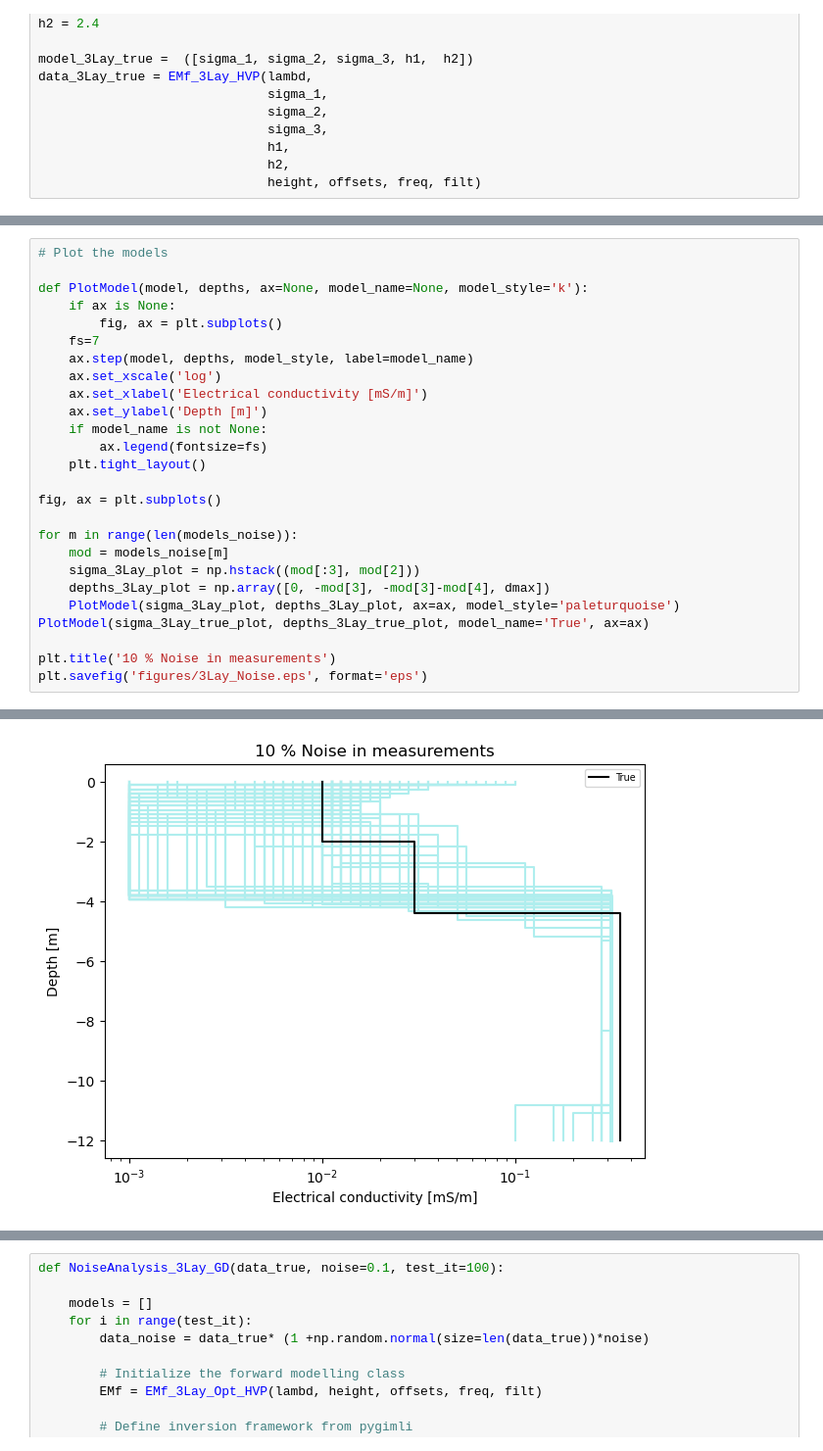
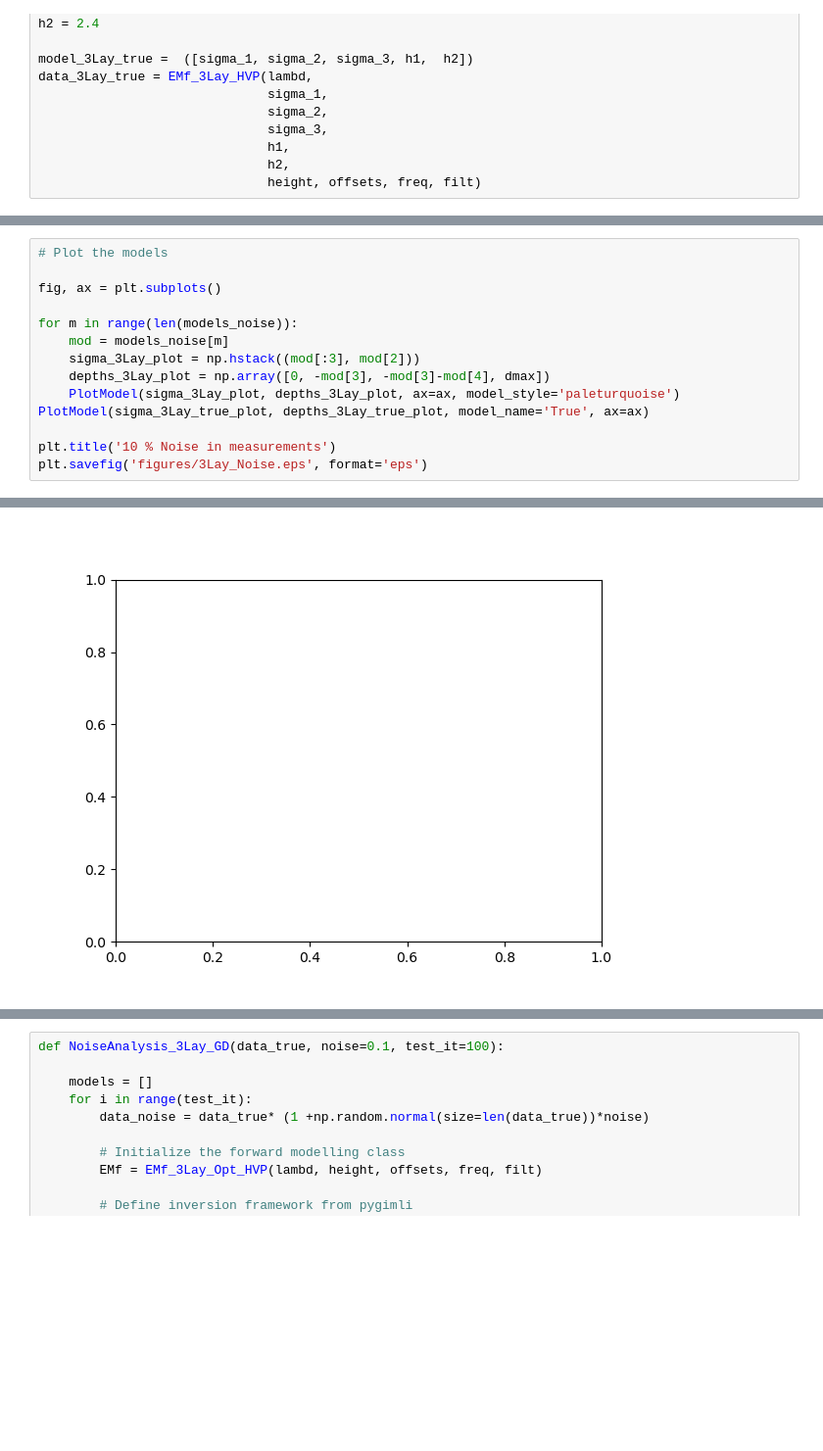
Before and after one commit to mariacarrizo/EMI_Gw_Temp_1D, a Jupyter notebook: Estimations_3Lay.ipynb, the cells around one changed output, grey strips where cells are left out. Shown: that part at 98% size. Drawn from its saved outputs; the diff is of its cells as text; blank space fills up the shorter version.

```diff
--- a/Estimations_3Lay.ipynb
+++ b/Estimations_3Lay.ipynb
@@ -156,17 +139,5 @@ models_noise = NoiseAnalysis_3Lay(data_3Lay_true)
 # %%
 # Plot the models
-
-def PlotModel(model, depths, ax=None, model_name=None, model_style='k'):
-    if ax is None:
-        fig, ax = plt.subplots()
-    fs=7
-    ax.step(model, depths, model_style, label=model_name)
-    ax.set_xscale('log')
-    ax.set_xlabel('Electrical conductivity [mS/m]')
-    ax.set_ylabel('Depth [m]')
-    if model_name is not None:
-        ax.legend(fontsize=fs)
-    plt.tight_layout()
 
 fig, ax = plt.subplots()
 
@@ -184,4 +155,4 @@ plt.savefig('figures/3Lay_Noise.eps', format='eps')
-[figure, old version]
+[figure, new version]
 # %% [markdown]
 ### Gradient descent inversion
 
```
Also changed, not shown: parts of 17 cells of this notebook.
